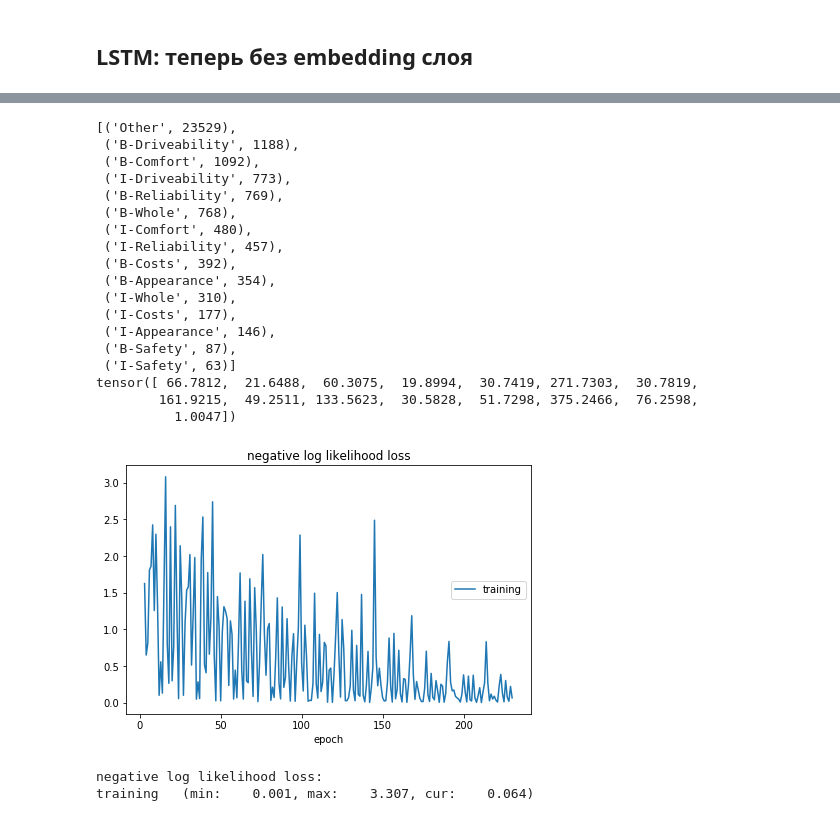
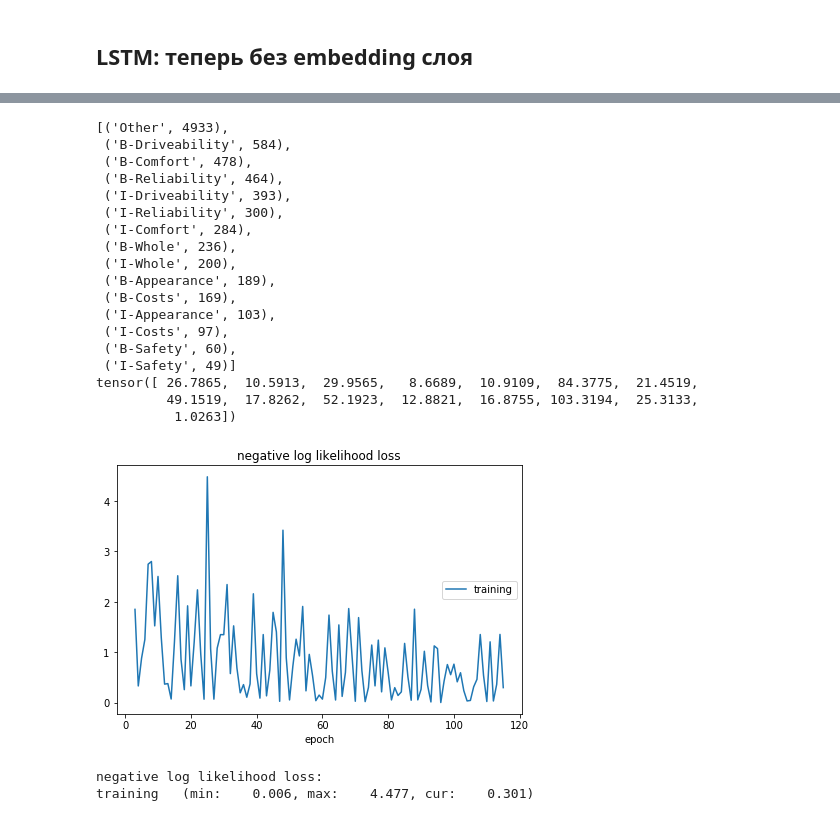
Before and after one commit to sic-rus-ai/stepik-dl-nlp, a Jupyter notebook: task7.1_aspect_sentiment_eval.ipynb, the cells around one changed output, grey strips where cells are left out. Cells and saved outputs as stored; diff of their text form; code cells hidden in the pictures.

```diff
--- a/task7.1_aspect_sentiment_eval.ipynb
+++ b/task7.1_aspect_sentiment_eval.ipynb
@@ -180,16 +163,13 @@ w2v_model = gensim.models.KeyedVectors.load('datasets/187/model.model')
 words = ['тачаночка', 'двиганчик', 'ковервертолет']
 
 for word in words:
-    if word in w2v_model:
-        print(word)
+    print(word)
 
-        for i in w2v_model.most_similar(positive=[word], topn=10):
-            nearest_word      = i[0]
-            cosine_similarity = i[1]
-            print(nearest_word, cosine_similarity)
-        print('\n')
-    else:
-        print(word + ' is not present in the model')
+    for i in w2v_model.most_similar(positive=[word], topn=10):
+        nearest_word      = i[0]
+        cosine_similarity = i[1]
+        print(nearest_word, cosine_similarity)
+    print('\n')
 # %% [output]
 тачаночка
 тачанка 0.7318679094314575
@@ -212,11 +192,13 @@ for word in words:
 Создадим конвертер слов в векторы fasttext:
 # %%
 class WordConverter:
-        def __init__(self, w2v_model):
-            self.w2v_model = w2v_model
+    def __init__(self, w2v_model):
+        self.w2v_model = w2v_model
 
-        def convert(self, words):
-            return torch.FloatTensor([self.w2v_model.get_vector(word) for word in words])
+    def convert(self, words):
+        embeddings = [self.w2v_model.get_vector(word) for word in words]
+        embeddings = torch.FloatTensor(embeddings)
+        return embeddings
 # %%
 word_converter = WordConverter(w2v_model)
 
@@ -254,3 +236,7 @@ class LSTMTagger(nn.Module):
             tags_pred = model(words).numpy()
             tags_pred = np.argmax(tags_pred, axis=1)
         return tags_pred
+# %%
+for label in labels:
+    num_words = len(word_counter[label])
+    print(f'{num_words}\tin {label}')
@@ -259,9 +261,8 @@ from collections import Counter
 from pprint import pprint
 
 tag_counter = Counter()
-for _,tokens in training_data:
-    for token in tokens:
-        tag_counter[token]+=1
+for label in labels:
+    tag_counter[label] = len(word_counter[label])
 
 pprint(tag_counter.most_common())
 
@@ -280,24 +281,24 @@ class_weights /= class_divs
 
 print(class_weights.detach())
 # %% [output]
-[('Other', 23529),
- ('B-Driveability', 1188),
- ('B-Comfort', 1092),
- ('I-Driveability', 773),
- ('B-Reliability', 769),
- ('B-Whole', 768),
- ('I-Comfort', 480),
- ('I-Reliability', 457),
- ('B-Costs', 392),
- ('B-Appearance', 354),
- ('I-Whole', 310),
- ('I-Costs', 177),
- ('I-Appearance', 146),
- ('B-Safety', 87),
- ('I-Safety', 63)]
-tensor([ 66.7812,  21.6488,  60.3075,  19.8994,  30.7419, 271.7303,  30.7819,
-        161.9215,  49.2511, 133.5623,  30.5828,  51.7298, 375.2466,  76.2598,
-          1.0047])
+[('Other', 4933),
+ ('B-Driveability', 584),
+ ('B-Comfort', 478),
+ ('B-Reliability', 464),
+ ('I-Driveability', 393),
+ ('I-Reliability', 300),
+ ('I-Comfort', 284),
+ ('B-Whole', 236),
+ ('I-Whole', 200),
+ ('B-Appearance', 189),
+ ('B-Costs', 169),
+ ('I-Appearance', 103),
+ ('I-Costs', 97),
+ ('B-Safety', 60),
+ ('I-Safety', 49)]
+tensor([ 26.7865,  10.5913,  29.9565,   8.6689,  10.9109,  84.3775,  21.4519,
+         49.1519,  17.8262,  52.1923,  12.8821,  16.8755, 103.3194,  25.3133,
+          1.0263])
 # %%
 model         = LSTMTagger(EMBEDDING_DIM, HIDDEN_DIM, TAGSET_SIZE, word_converter)
 loss_function = nn.NLLLoss(class_weights)
@@ -305,28 +306,28 @@ optimizer     = optim.SGD(model.parameters(), lr=0.1)
 # %%
 from livelossplot import PlotLosses
 
 liveplot = PlotLosses()
 
-for epoch in range(10):
+for epoch in range(5):
     for i, (recipe, tags) in enumerate(training_data):
 
         model.zero_grad()
 
         tag_predicted = model(recipe) # <- теперь передаем предложение, а не список индексов слов
         tag_ground    = tag_converter.tags_to_index(tags)
 
 
         loss = loss_function(tag_predicted, tag_ground)
         loss.backward()
         optimizer.step()
 
         if i % 100 == 0:
             liveplot.update({'negative log likelihood loss': loss})
             liveplot.draw()
 # %% [output]
-[figure, old version]
+[figure, new version]
 negative log likelihood loss:
-training   (min:    0.001, max:    3.307, cur:    0.064)
+training   (min:    0.006, max:    4.477, cur:    0.301)
 # %%
 def predict_tags(model, recipe):
     encoded_tags   = model.predict_tags(recipe)      # предсказанные тэги (номера)
```
Also changed, not shown: parts of 9 cells of this notebook, 1 other file.
